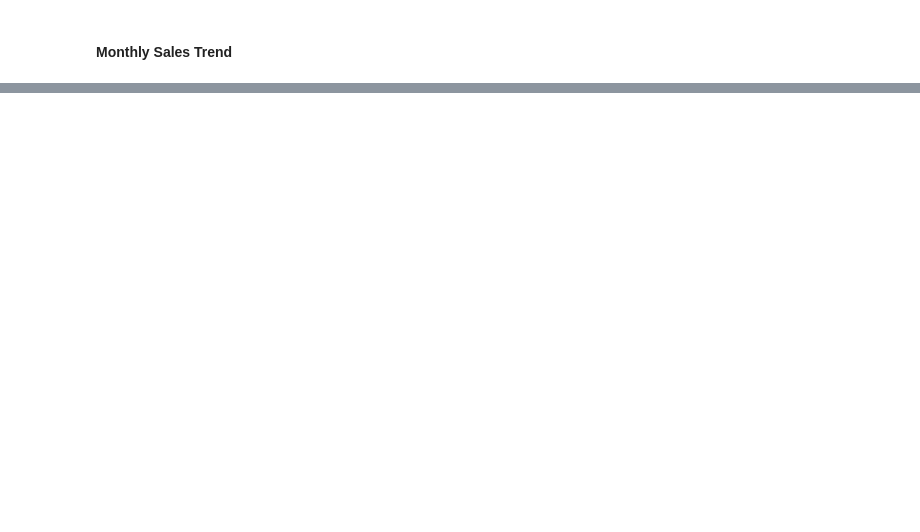
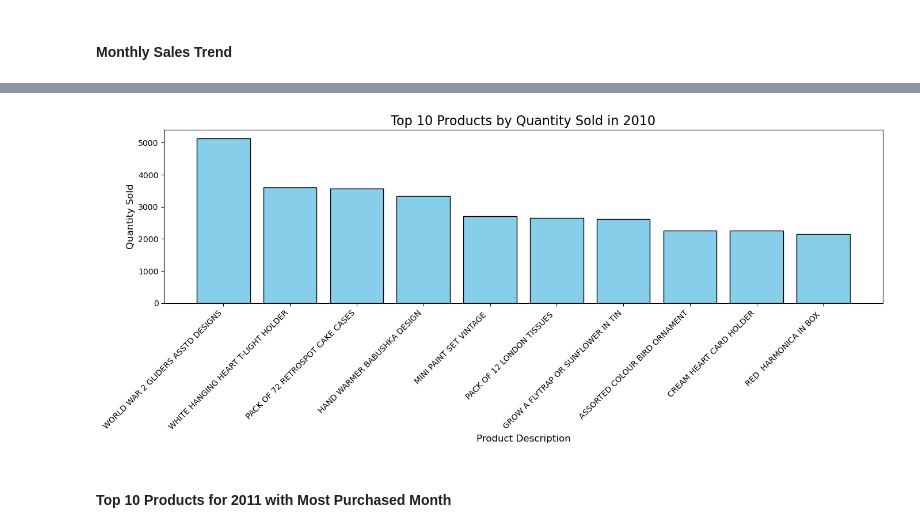
Before and after one commit to serlinaea/Sales-Analysis-and-Segmentation, a Jupyter notebook: online_retail.ipynb, the cells around one changed output, grey strips where cells are left out. Saved outputs shown, nothing was run; the diff lists cells and outputs as text; code cells hidden in the pictures; blank space fills up the shorter version.

```diff
--- a/online_retail.ipynb
+++ b/online_retail.ipynb
@@ -126,0 +164,21 @@ df.head(5)
+# %%
+top_2010_products = df[df['InvoiceYear'] == 2010]
+top_products_2010 = (
+    top_2010_products.groupby('Description')['Quantity'].sum()
+    .nlargest(10)
+    .reset_index()
+)
+
+# Find the month with the most purchases for each product in 2010
+top_2010_months = []
+for product in top_products_2010['Description']:
+    product_data = top_2010_products[top_2010_products['Description'] == product]
+    top_month = (
+        product_data.groupby('InvoiceMonth')['Quantity'].sum()
+        .idxmax()
+    )
+    top_2010_months.append(calendar.month_name[top_month])
+
+top_products_2010['MostPurchasedMonth'] = top_2010_months
+
+top_products_2010
@@ -126,0 +197,13 @@ df.head(5)
+# %%
+plt.figure(figsize=(14, 6))
+plt.bar(top_products_2010['Description'], top_products_2010['Quantity'], color='skyblue', edgecolor='black')
+plt.title('Top 10 Products by Quantity Sold in 2010', fontsize=16)
+plt.xlabel('Product Description', fontsize=12)
+plt.ylabel('Quantity Sold', fontsize=12)
+plt.xticks(rotation=45, ha='right', fontsize=10)
+plt.tight_layout()
+plt.show()
+# %% [output]
+[figure, added]
+# %% [markdown]
+#### Top 10 Products for 2011 with Most Purchased Month
```
Also changed, not shown: parts of 8 cells of this notebook.
